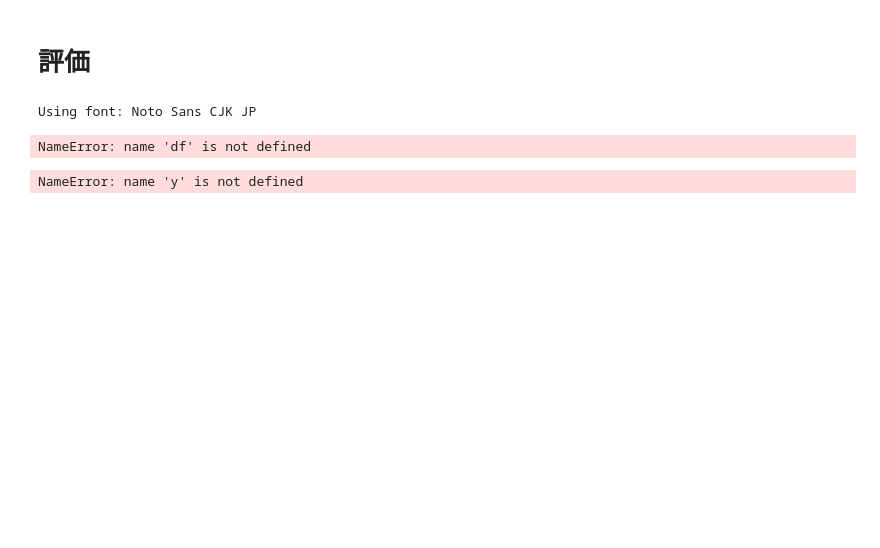
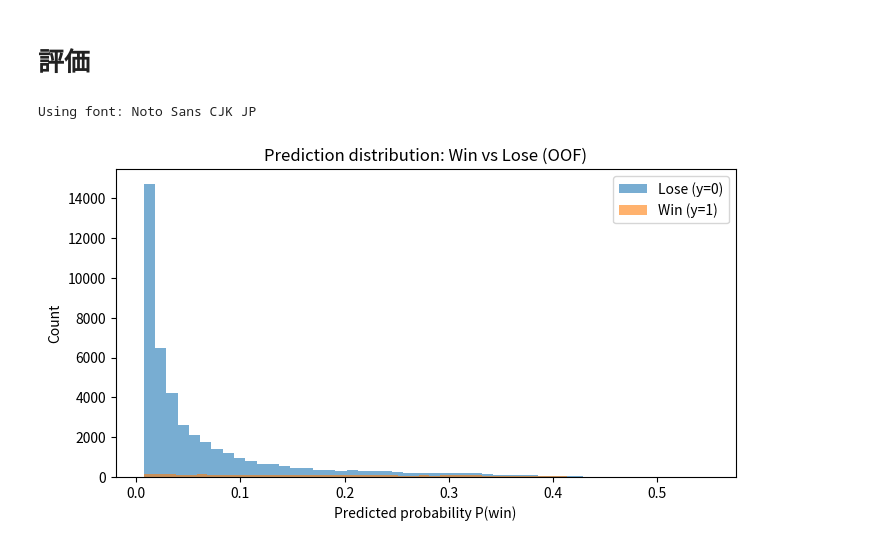
Before and after one commit to hgsl-general/2025_master_Tsuda, a Jupyter notebook: master_research/keiba/data_netkeiba/Tansyo.ipynb, the cells around one changed output. Drawn from its saved outputs; the diff is of its cells as text; code cells hidden in the pictures; blank space fills up the shorter version.

```diff
--- a/master_research/keiba/data_netkeiba/Tansyo.ipynb
+++ b/master_research/keiba/data_netkeiba/Tansyo.ipynb
@@ -108,3 +126,5 @@ print("saved:", out_path)
+# %%
+df["pred_win"] = oof_pred
 # %% [markdown]
 # 評価
 # %%
@@ -137,49 +157,20 @@ rcParams["font.family"] = jp_font.get_name()
 rcParams["axes.unicode_minus"] = False
 # %% [output]
 Using font: Noto Sans CJK JP
-# %%
-import matplotlib.pyplot as plt
-
-# y と oof_pred を使う（= pred_place）
-p = df["pred_place"].values
-y = df["y_place"].values
-
-plt.figure(figsize=(7,4))
-plt.hist(p[y==1], bins=50, alpha=0.6, label="1着以内 (y=1)")
-plt.hist(p[y==0], bins=50, alpha=0.6, label="着外 (y=0)")
-plt.xlabel("予測確率 P(1着以内)")
-plt.ylabel("件数")
-plt.legend()
-plt.title("予測確率の分布（来た/来なかった）")
-#plt.yscale("log")
-plt.show()
-# %% [output]
-NameError: name 'df' is not defined
-# %%
-import numpy as np
-
-def calibration_curve_manual(y_true, y_prob, n_bins=20):
-    bins = np.linspace(0, 1, n_bins + 1)
-    bin_ids = np.digitize(y_prob, bins) - 1
-
-    xs, ys = [], []
-    for i in range(n_bins):
-        mask = bin_ids == i
-        if mask.sum() == 0:
-            continue
-        xs.append(y_prob[mask].mean())
-        ys.append(y_true[mask].mean())
-    return np.array(xs), np.array(ys)
-
-xs, ys = calibration_curve_manual(y, p, n_bins=20)
-
-plt.figure(figsize=(5,5))
-plt.plot(xs, ys, marker="o", label="モデル")
-plt.plot([0,1], [0,1], "--", label="理想（完全校正）")
-plt.xlabel("予測確率")
-plt.ylabel("実際の1着率")
-plt.legend()
-plt.title("キャリブレーション（確率の正直さ）")
-plt.show()
-# %% [output]
-NameError: name 'y' is not defined
+# %%
+import matplotlib.pyplot as plt
+import numpy as np
+
+pos = df.loc[y==1, "pred_win"]
+neg = df.loc[y==0, "pred_win"]
+
+plt.figure(figsize=(8,4))
+plt.hist(neg, bins=50, alpha=0.6, label="Lose (y=0)")
+plt.hist(pos, bins=50, alpha=0.6, label="Win (y=1)")
+plt.xlabel("Predicted probability P(win)")
+plt.ylabel("Count")
+plt.title("Prediction distribution: Win vs Lose (OOF)")
+plt.legend()
+plt.show()
+# %% [output]
+[figure, added]
```
Also changed, not shown: parts of 13 cells of this notebook.
